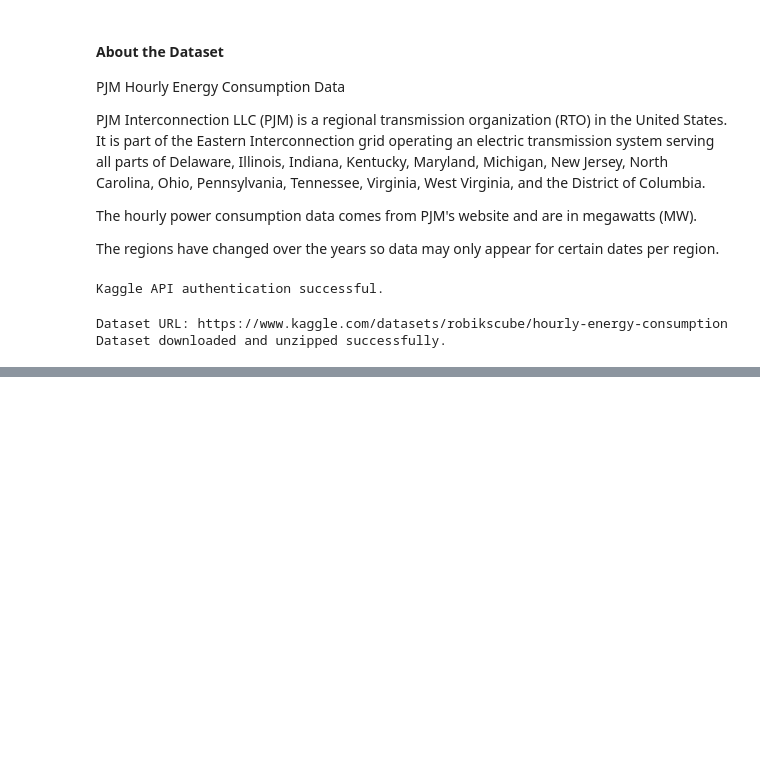
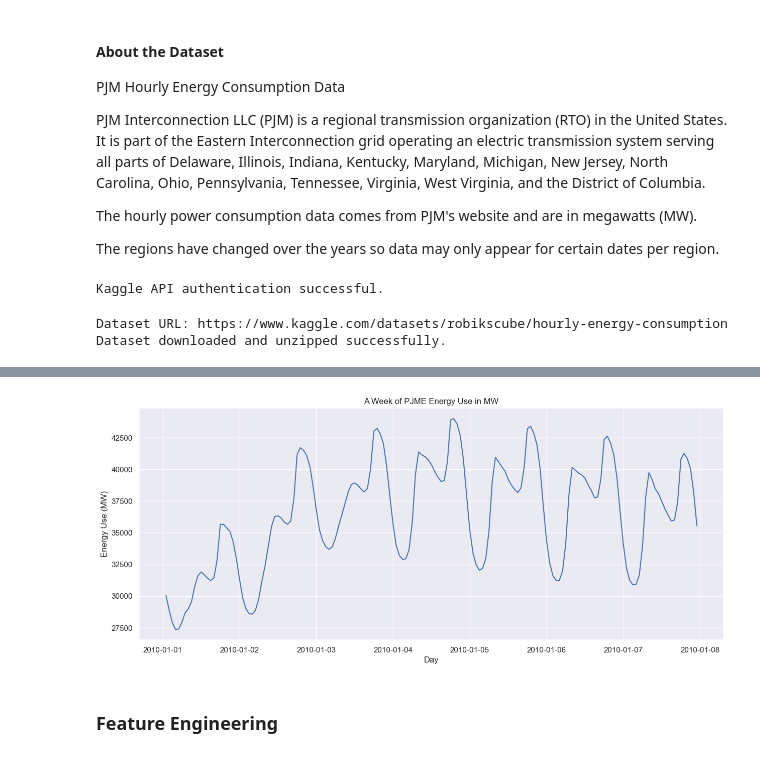
Before and after one commit to techWithRenZ/PJM-Energy-Consumption-Forecasting-Using-XGBoost, a Jupyter notebook: Predictive Energy Consumption Modeling Using Time Series Forecasting with XGBoost in Python.ipynb, the cells around one changed output, grey strips where cells are left out. Saved outputs shown, nothing was run; the diff lists cells and outputs as text; code cells hidden in the pictures; blank space fills up the shorter version.

```diff
--- a/Predictive Energy Consumption Modeling Using Time Series Forecasting with XGBoost in Python.ipynb
+++ b/Predictive Energy Consumption Modeling Using Time Series Forecasting with XGBoost in Python.ipynb
@@ -57,0 +142,13 @@ df.head()
+# %%
+plt.figure(figsize=(15, 6))
+weekly_data = df.loc[(df.index > '2010-01-01') & (df.index < '2010-01-08')]
+#weekly_data.plot(x='Datetime', y='PJME_MW')
+sns.lineplot(data=weekly_data, x='Datetime', y='PJME_MW')
+plt.title('A Week of PJME Energy Use in MW')
+plt.xlabel('Day')
+plt.ylabel('Energy Use (MW)')
+plt.show()
+# %% [output]
+[figure, added]
+# %% [markdown]
+### Feature Engineering
```
Also changed, not shown: parts of 34 cells of this notebook.
